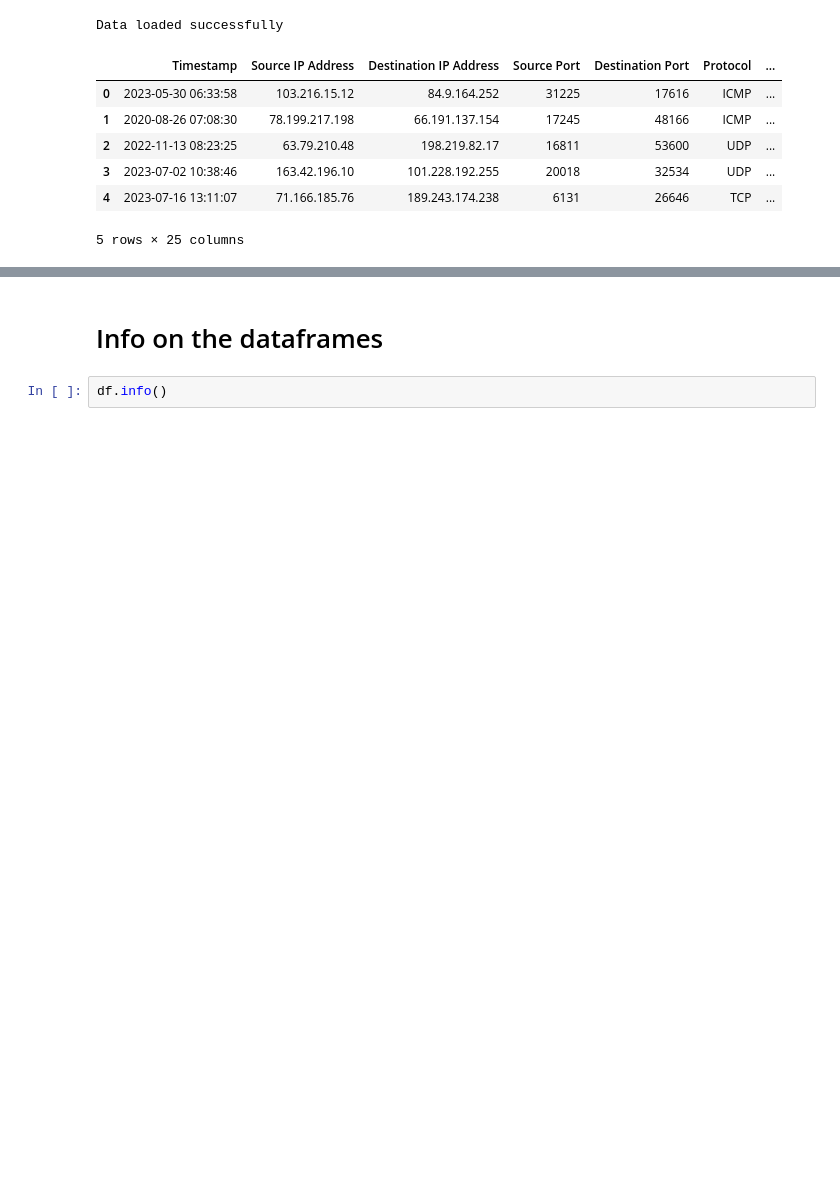
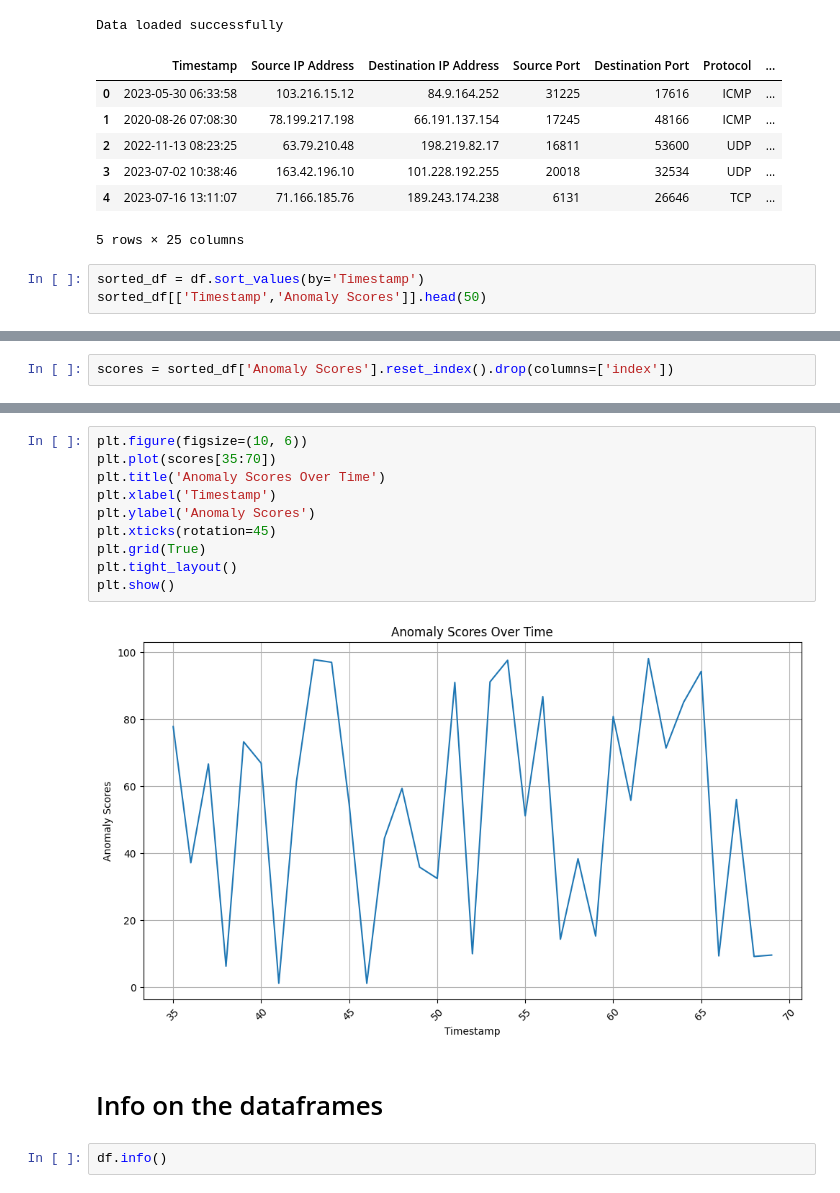
Before and after one commit to polymons/Deep-Learning-Experiments, a Jupyter notebook: network-data-analysis.ipynb, the cells around one changed output, grey strips where cells are left out. Saved outputs shown, nothing was run; the diff lists cells and outputs as text; blank space fills up the shorter version.

Commit message:
checking timestamp

```diff
--- a/network-data-analysis.ipynb
+++ b/network-data-analysis.ipynb
@@ -51,3 +65,6 @@ Data loaded successfully
 | 3 | 2023-07-02 10:38:46 | 163.42.196.10 | 101.228.192.255 | 20018 | 32534 | UDP | ... |
 | 4 | 2023-07-16 13:11:07 | 71.166.185.76 | 189.243.174.238 | 6131 | 26646 | TCP | ... |
 5 rows × 25 columns
+# %%
+sorted_df = df.sort_values(by='Timestamp')
+sorted_df[['Timestamp','Anomaly Scores']].head(50)
@@ -53,0 +89,2 @@ Data loaded successfully
+# %%
+scores = sorted_df['Anomaly Scores'].reset_index().drop(columns=['index'])
@@ -54,3 +108,15 @@ Data loaded successfully
+# %%
+plt.figure(figsize=(10, 6))
+plt.plot(scores[35:70])
+plt.title('Anomaly Scores Over Time')
+plt.xlabel('Timestamp')
+plt.ylabel('Anomaly Scores')
+plt.xticks(rotation=45)
+plt.grid(True)
+plt.tight_layout()
+plt.show()
+# %% [output]
+[figure, added]
 # %% [markdown]
 # Info on the dataframes
 # %%
```
Also changed, not shown: parts of 45 cells of this notebook.
